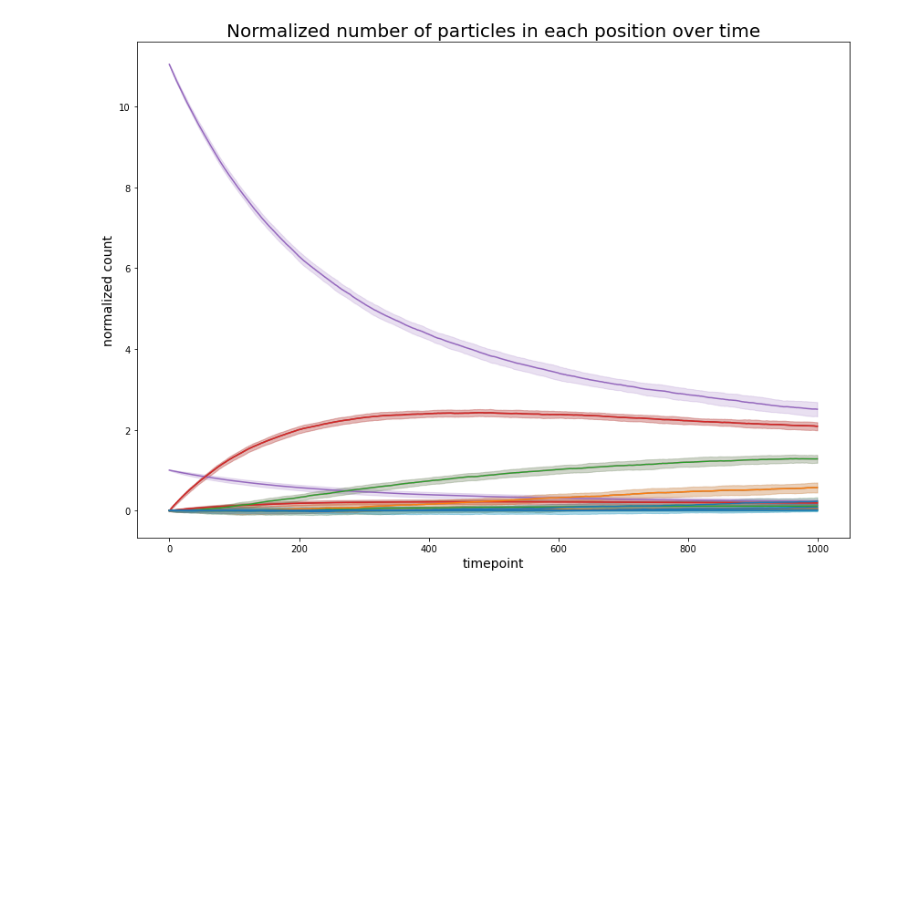
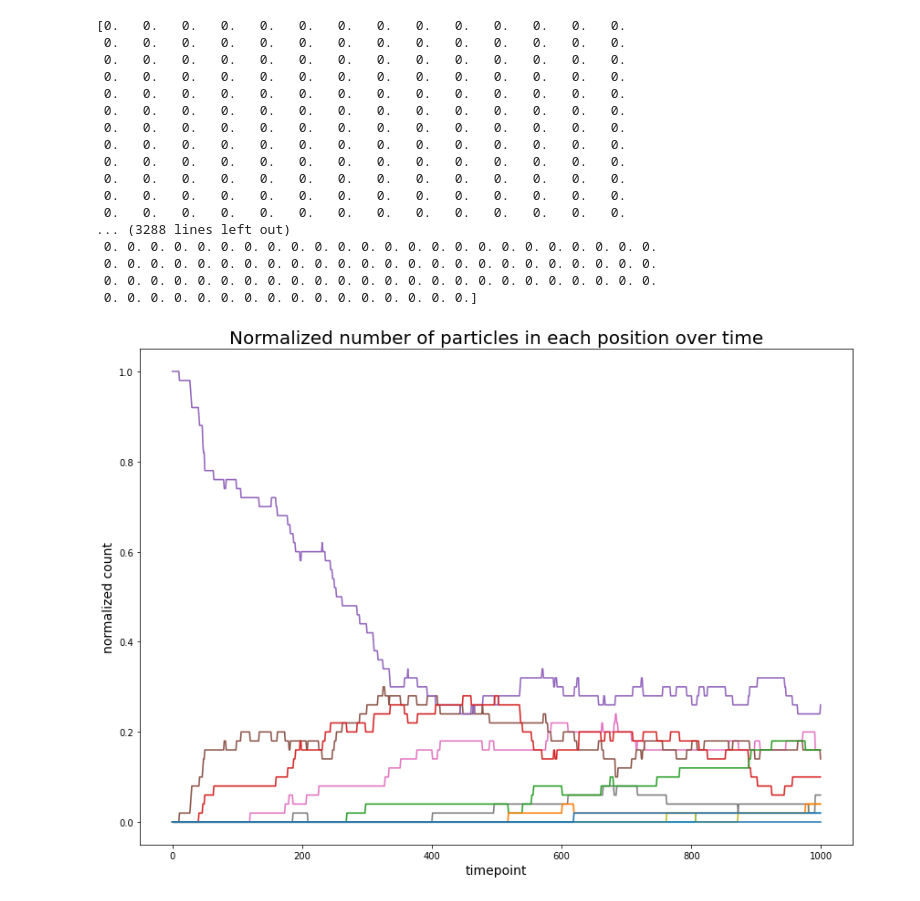
Before and after one commit to margotwagner/diffusion-model, a Jupyter notebook: notebooks/markov-eigenmode-validation/multirun-output-eme-rw.ipynb, the cells around one changed output. Cells and saved outputs as stored; diff of their text form; code cells hidden in the pictures; blank space fills up the shorter version.

Commit message:
ran 100 runs of predivide postmultiply using factors of 2 and sqrt2

```diff
--- a/notebooks/markov-eigenmode-validation/multirun-output-eme-rw.ipynb
+++ b/notebooks/markov-eigenmode-validation/multirun-output-eme-rw.ipynb
@@ -37,13 +37,21 @@ def get_stats(n_runs, path):
 
     # return mean and std
     return mean, std, runs
+# %%
+RW_DIR = '../../data/eme-validation/random-walk/20230118_192600/rw-run-{}.csv'
+#EME_DIR = '../../data/eme-validation/markov-eme/20230118_192600/eme-run-{}.csv'
+EME_DIR = '../../data/eme-validation/markov-eme/factorsqrt2/20230330_151651/eme-run-{}.csv'
+
+#factor2/20230330_151605/eme-run-{}.csv'
 # %%
 #TODO: cleanup repetitive code
 def plot_multiruns(n_runs):
     # get data
-    rw_mean, rw_std, rw_runs = get_stats(n_runs, '../../data/eme-validation/random-walk/20230118_192600/rw-run-{}.csv')
-    eme_mean, eme_std, eme_runs = get_stats(75, '../../data/eme-validation/markov-eme/20230330_100744/eme-run-{}.csv')
+    rw_mean, rw_std, rw_runs = get_stats(n_runs, RW_DIR)
+    eme_mean, eme_std, eme_runs = get_stats(n_runs, EME_DIR)
     #mcmc_mean, mcmc_std, mcmc_runs = get_stats(n_runs, '../../data/eme-validation/markov-mcmc-eme/20230207_174420/mcmc-eme-run-{}.csv')
+
+    #print(eme_std)
 
     plt.figure(figsize=(14, 10))
 
@@ -56,46 +64,65 @@ def plot_multiruns(n_runs):
     for i in range(n_spatial_locs):
 
         # plot mean
-        plt.plot(list(range(n_time_pts)), rw_mean[i, :], color=colors[i])
+        #plt.plot(list(range(n_time_pts)), rw_mean[i, :], color=colors[i])
         plt.plot(list(range(n_time_pts)), eme_mean[i, :], color=colors[i])
         #plt.plot(list(range(n_time_pts)), mcmc_mean[i, :], color=colors[i])
+        print(eme_mean[i, :])
+        print(eme_std[i, :])
 
         # plot std
-        plt.fill_between(
-            list(range(n_time_pts)),
-            rw_mean[i, :]+rw_std[i, :],
-            rw_mean[i, :]-rw_std[i, :],
-            alpha=0.2,
-            color=colors[i]
-            )
+        #plt.fill_between(
+        #    list(range(n_time_pts)),
+        #    rw_mean[i, :]+rw_std[i, :],
+        #    rw_mean[i, :]-rw_std[i, :],
+        #    alpha=0.2,
+        #    color=colors[i]
+        #    )
 
         plt.fill_between(
             list(range(n_time_pts)),
             eme_mean[i, :]+eme_std[i, :],
             eme_mean[i, :]-eme_std[i, :],
             alpha=0.2,
             color=colors[i]
             )
 
         '''
         plt.fill_between(
             list(range(n_time_pts)),
             mcmc_mean[i, :]+mcmc_mean[i, :],
             mcmc_mean[i, :]-mcmc_mean[i, :],
             alpha=0.2,
             color=colors[i]
             )
             '''
 
     plt.title(
         "Normalized number of particles in each position over time",
         fontsize=20,
     )
     plt.xlabel("timepoint", fontsize=14)
     plt.ylabel("normalized count", fontsize=14)
     #plt.legend(list(range(n_spatial_locs)))
     plt.show()
 
-plot_multiruns(1000)
+plot_multiruns(100)
 # %% [output]
+[0.   0.   0.   0.   0.   0.   0.   0.   0.   0.   0.   0.   0.   0.
+ 0.   0.   0.   0.   0.   0.   0.   0.   0.   0.   0.   0.   0.   0.
+ 0.   0.   0.   0.   0.   0.   0.   0.   0.   0.   0.   0.   0.   0.
+ 0.   0.   0.   0.   0.   0.   0.   0.   0.   0.   0.   0.   0.   0.
+ 0.   0.   0.   0.   0.   0.   0.   0.   0.   0.   0.   0.   0.   0.
+ 0.   0.   0.   0.   0.   0.   0.   0.   0.   0.   0.   0.   0.   0.
+ 0.   0.   0.   0.   0.   0.   0.   0.   0.   0.   0.   0.   0.   0.
+ 0.   0.   0.   0.   0.   0.   0.   0.   0.   0.   0.   0.   0.   0.
+ 0.   0.   0.   0.   0.   0.   0.   0.   0.   0.   0.   0.   0.   0.
+ 0.   0.   0.   0.   0.   0.   0.   0.   0.   0.   0.   0.   0.   0.
+ 0.   0.   0.   0.   0.   0.   0.   0.   0.   0.   0.   0.   0.   0.
+ 0.   0.   0.   0.   0.   0.   0.   0.   0.   0.   0.   0.   0.   0.
+... (3288 lines left out)
+ 0. 0. 0. 0. 0. 0. 0. 0. 0. 0. 0. 0. 0. 0. 0. 0. 0. 0. 0. 0. 0. 0. 0. 0.
+ 0. 0. 0. 0. 0. 0. 0. 0. 0. 0. 0. 0. 0. 0. 0. 0. 0. 0. 0. 0. 0. 0. 0. 0.
+ 0. 0. 0. 0. 0. 0. 0. 0. 0. 0. 0. 0. 0. 0. 0. 0. 0. 0. 0. 0. 0. 0. 0. 0.
+ 0. 0. 0. 0. 0. 0. 0. 0. 0. 0. 0. 0. 0. 0. 0. 0.]
-[figure, old version]
+[figure, new version]
```
Also changed, not shown: 1 other file.
